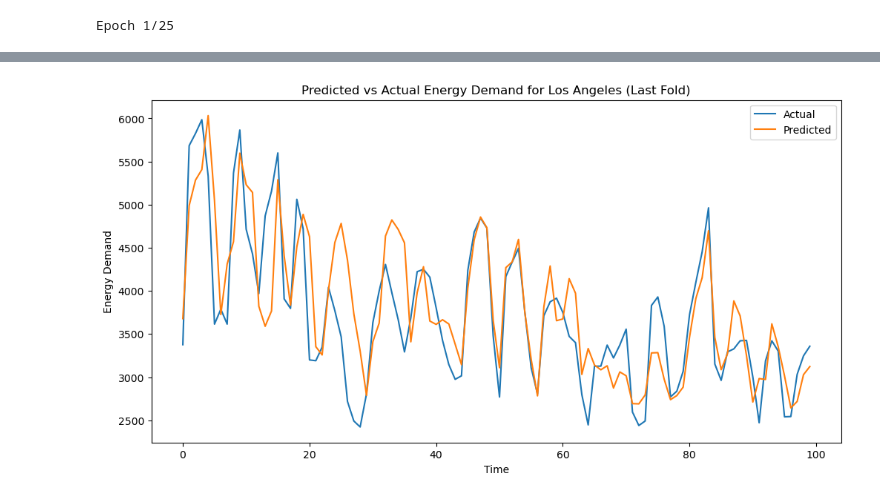
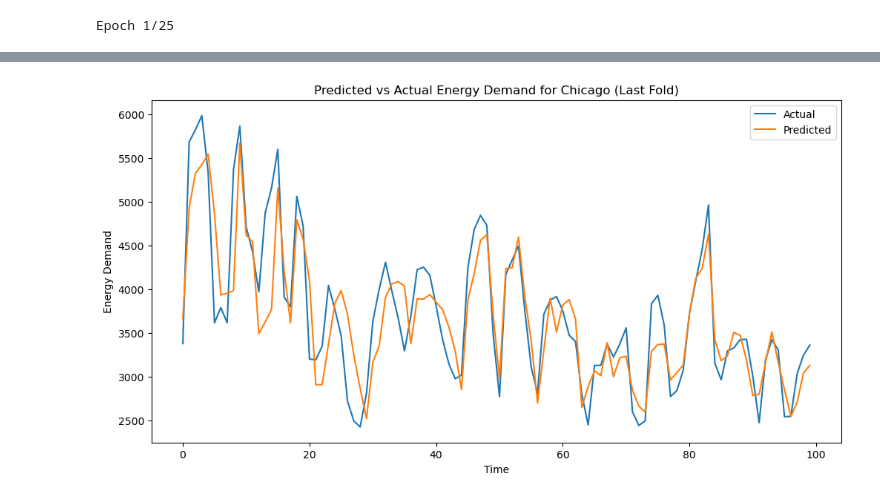
Before and after one commit to rushilkukreja/energy, a Jupyter notebook: City-Specific-LSTM/Baltimore.ipynb, the cells around one changed output, grey strips where cells are left out. Saved outputs shown, nothing was run; the diff lists cells and outputs as text; code cells hidden in the pictures.

```diff
--- a/City-Specific-LSTM/Baltimore.ipynb
+++ b/City-Specific-LSTM/Baltimore.ipynb
@@ -8,32 +8,30 @@ from tensorflow.keras.models import Sequential
 from tensorflow.keras.layers import LSTM, Dense
 from tensorflow.keras.optimizers import Adam
 from sklearn.metrics import mean_squared_error, mean_absolute_error
-import matplotlib.pyplot as plt
 
 df = pd.read_excel('../City-Specific Data/Baltimore.xlsx')
 df = df.dropna()
 
-temperature = df['Temperature'].values.reshape(-1, 1)
+features = df[['Temperature', 'DewPoint', 'RelativeHumidity', 'Precipitation', 'WindSpeed', 'Pressure']].values
 energy_demand = df['EnergyDemand'].values.reshape(-1, 1)
 
-scaler_temp = MinMaxScaler()
+scaler_features = MinMaxScaler()
 scaler_energy = MinMaxScaler()
-temperature_normalized = scaler_temp.fit_transform(temperature)
+features_normalized = scaler_features.fit_transform(features)
 energy_demand_normalized = scaler_energy.fit_transform(energy_demand)
 
-def create_sequences(data, seq_length):
+def create_sequences(data, target, seq_length):
     sequences = []
     targets = []
     for i in range(len(data) - seq_length):
         seq = data[i:i+seq_length]
-        target = data[i+seq_length]
+        target_seq = target[i+seq_length]
         sequences.append(seq)
-        targets.append(target)
+        targets.append(target_seq)
     return np.array(sequences), np.array(targets)
 
 seq_length = 24
-X, y = create_sequences(temperature_normalized, seq_length)
-y = energy_demand_normalized[seq_length:]
+X, y = create_sequences(features_normalized, energy_demand_normalized, seq_length)
 
 kf = KFold(n_splits=5, shuffle=True, random_state=42)
 
@@ -51,7 +49,7 @@ for train_index, test_index in kf.split(X):
     y_train, y_test = y[train_index], y[test_index]
 
     model = Sequential([
-        LSTM(50, activation='relu', input_shape=(seq_length, 1)),
+        LSTM(50, activation='relu', input_shape=(seq_length, X.shape[2])),
         Dense(1)
     ])
 
@@ -83,11 +81,11 @@ average_mape = np.mean(mape_scores)
 print(f"Average Mean Squared Error: {average_mse}")
 print(f"Average Mean Absolute Error: {average_mae}")
 print(f"Average Mean Absolute Percentage Error: {average_mape}")
-#Plots
+
 plt.figure(figsize=(12, 6))
 plt.plot(scaler_energy.inverse_transform(y_test[:100]), label='Actual')
 plt.plot(predictions[:100], label='Predicted')
-plt.title('Predicted vs Actual Energy Demand for Los Angeles (Last Fold)')
+plt.title('Predicted vs Actual Energy Demand for Chicago (Last Fold)')
 plt.xlabel('Time')
 plt.ylabel('Energy Demand')
 plt.legend()
@@ -182 +180 @@ Average Mean Absolute Percentage Error: 7.774031296281845
-[figure, old version]
+[figure, new version]
```
Also changed, not shown: parts of 1 cell of this notebook.
